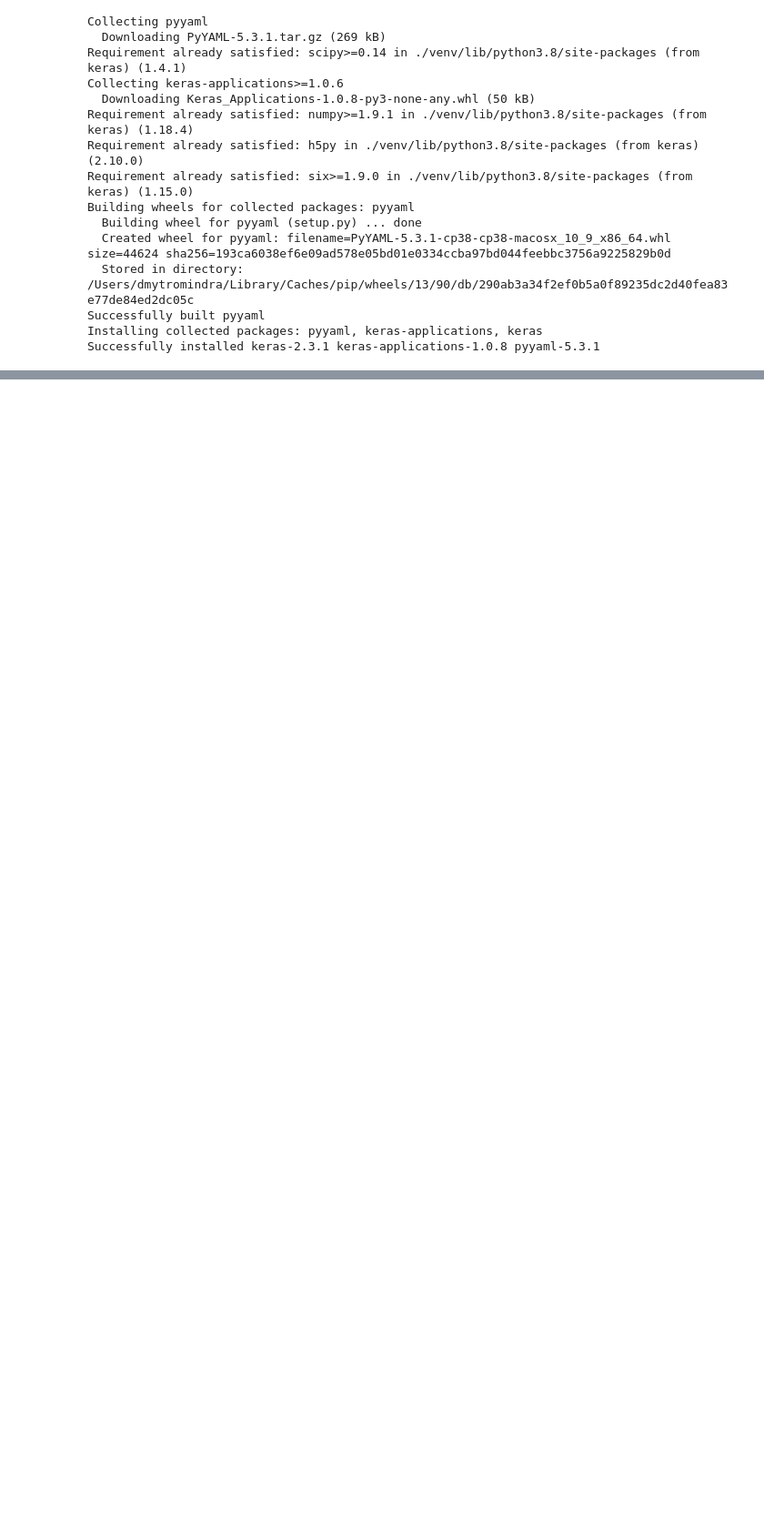
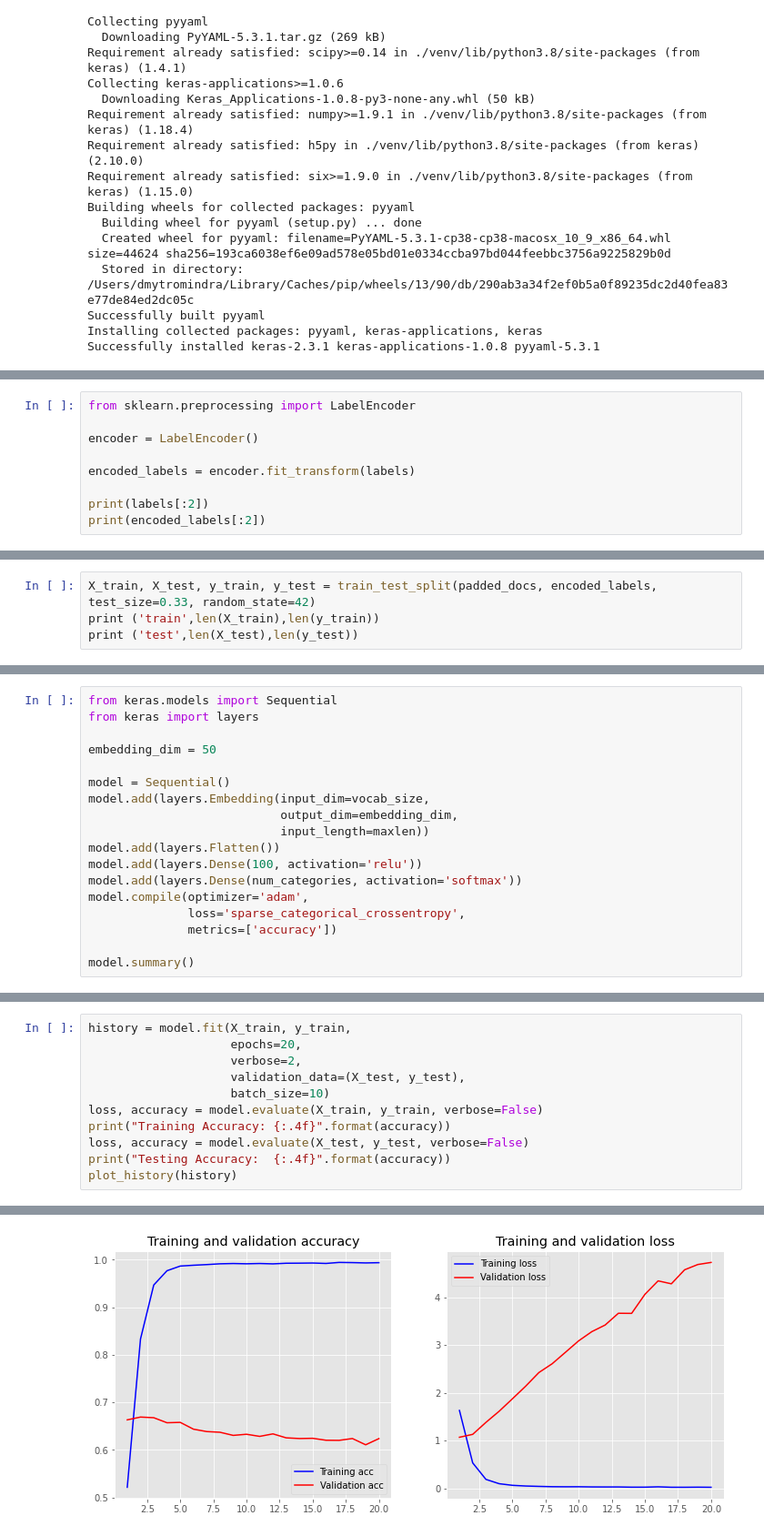
Before and after one commit to vseloved/prj-nlp-2020, a Jupyter notebook: students/DmytroMindra/11-nn/11-nn.ipynb, the cells around one changed output, grey strips where cells are left out. Shown at 91% size. Cells and saved outputs as stored; diff of their text form; blank space fills up the shorter version.

Commit message:
Added descriptions, summary and keras embeddings

```diff
--- a/students/DmytroMindra/11-nn/11-nn.ipynb
+++ b/students/DmytroMindra/11-nn/11-nn.ipynb
@@ -510,0 +698,9 @@ Epoch 10/10
+# %%
+from sklearn.preprocessing import LabelEncoder
+
+encoder = LabelEncoder()
+
+encoded_labels = encoder.fit_transform(labels)
+
+print(labels[:2])
+print(encoded_labels[:2])
@@ -510,0 +710,4 @@ Epoch 10/10
+# %%
+X_train, X_test, y_train, y_test = train_test_split(padded_docs, encoded_labels, test_size=0.33, random_state=42)
+print ('train',len(X_train),len(y_train))
+print ('test',len(X_test),len(y_test))
@@ -510,0 +717,18 @@ Epoch 10/10
+# %%
+from keras.models import Sequential
+from keras import layers
+
+embedding_dim = 50
+
+model = Sequential()
+model.add(layers.Embedding(input_dim=vocab_size,
+                           output_dim=embedding_dim,
+                           input_length=maxlen))
+model.add(layers.Flatten())
+model.add(layers.Dense(100, activation='relu'))
+model.add(layers.Dense(num_categories, activation='softmax'))
+model.compile(optimizer='adam',
+              loss='sparse_categorical_crossentropy',
+              metrics=['accuracy'])
+
+model.summary()
@@ -510,0 +752,12 @@ Epoch 10/10
+# %%
+history = model.fit(X_train, y_train,
+                    epochs=20,
+                    verbose=2,
+                    validation_data=(X_test, y_test),
+                    batch_size=10)
+loss, accuracy = model.evaluate(X_train, y_train, verbose=False)
+print("Training Accuracy: {:.4f}".format(accuracy))
+loss, accuracy = model.evaluate(X_test, y_test, verbose=False)
+print("Testing Accuracy:  {:.4f}".format(accuracy))
+plot_history(history)
+# %% [output]
@@ -510,0 +781 @@ Epoch 10/10
+[figure, added]
```
Also changed, not shown: parts of 54 cells of this notebook.
